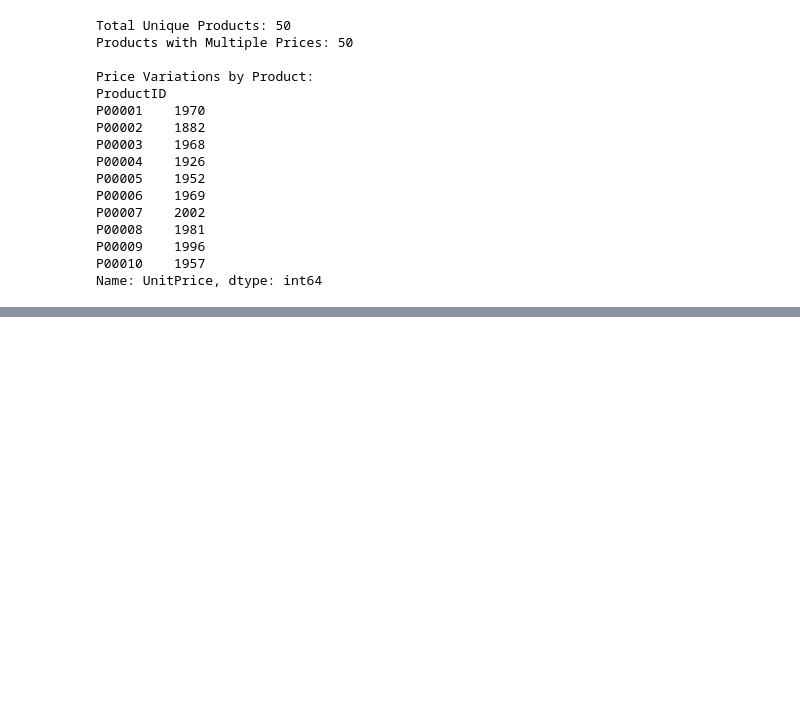
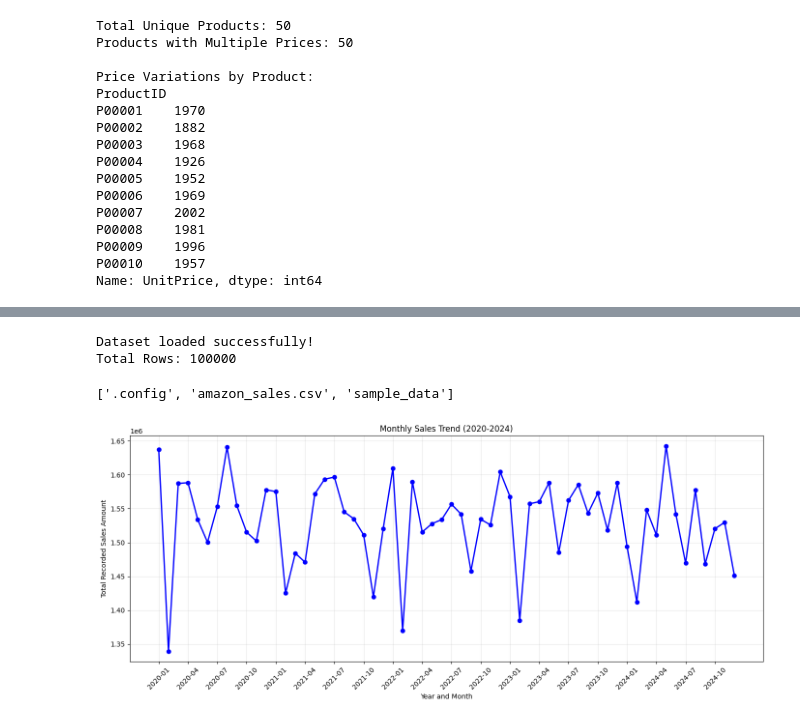
Before and after one commit to ShrinidhiUshetty/algorithmic-pricing-analysis, a Jupyter notebook: notebooks/01_data_cleaning.ipynb, the cells around one changed output, grey strips where cells are left out. Drawn from its saved outputs; the diff is of its cells as text; code cells hidden in the pictures; blank space fills up the shorter version.

```diff
--- a/notebooks/01_data_cleaning.ipynb
+++ b/notebooks/01_data_cleaning.ipynb
@@ -166,3 +166,19 @@ P00008    1981
 P00009    1996
 P00010    1957
 Name: UnitPrice, dtype: int64
+# %%
+
+# Calculate monthly sales performance
+monthly_sales = (
+    df.groupby("YearMonth")
+    .agg(
+        TotalRevenue=("TotalAmount", "sum"),
+        TotalQuantity=("Quantity", "sum"),
+        AveragePrice=("UnitPrice", "mean"),
+        TotalOrders=("OrderID", "nunique")
+    )
+    .reset_index()
+)
+
+# Display the first 10 months
+print(monthly_sales.head(10))
@@ -168,0 +197,52 @@ Name: UnitPrice, dtype: int64
+# %%
+
+import pandas as pd
+import numpy as np
+import matplotlib.pyplot as plt
+
+# Load Amazon Sales Dataset
+df = pd.read_csv("/content/amazon_sales.csv")
+
+# Convert OrderDate to datetime
+df["OrderDate"] = pd.to_datetime(df["OrderDate"])
+
+# Create YearMonth column
+df["YearMonth"] = df["OrderDate"].dt.to_period("M")
+
+print("Dataset loaded successfully!")
+print("Total Rows:", df.shape[0])
+# %% [output]
+Dataset loaded successfully!
+Total Rows: 100000
+# %%
+
+import os
+
+print(os.listdir("/content"))
+# %% [output]
+['.config', 'amazon_sales.csv', 'sample_data']
+# %%
+
+# Monthly revenue trend visualization
+plt.figure(figsize=(14, 6))
+
+plt.plot(
+    monthly_sales["YearMonth"].astype(str),
+    monthly_sales["TotalRevenue"],
+    color="blue",
+    marker="o",
+    linewidth=2
+)
+
+plt.title("Monthly Sales Trend (2020-2024)")
+plt.xlabel("Year and Month")
+plt.ylabel("Total Recorded Sales Amount")
+
+# Display every third month to avoid overlapping labels
+plt.xticks(range(0, len(monthly_sales), 3), rotation=45)
+
+plt.grid(True, alpha=0.3)
+plt.tight_layout()
+plt.show()
+# %% [output]
+[figure, added]
```
Also changed, not shown: parts of 10 cells of this notebook.
